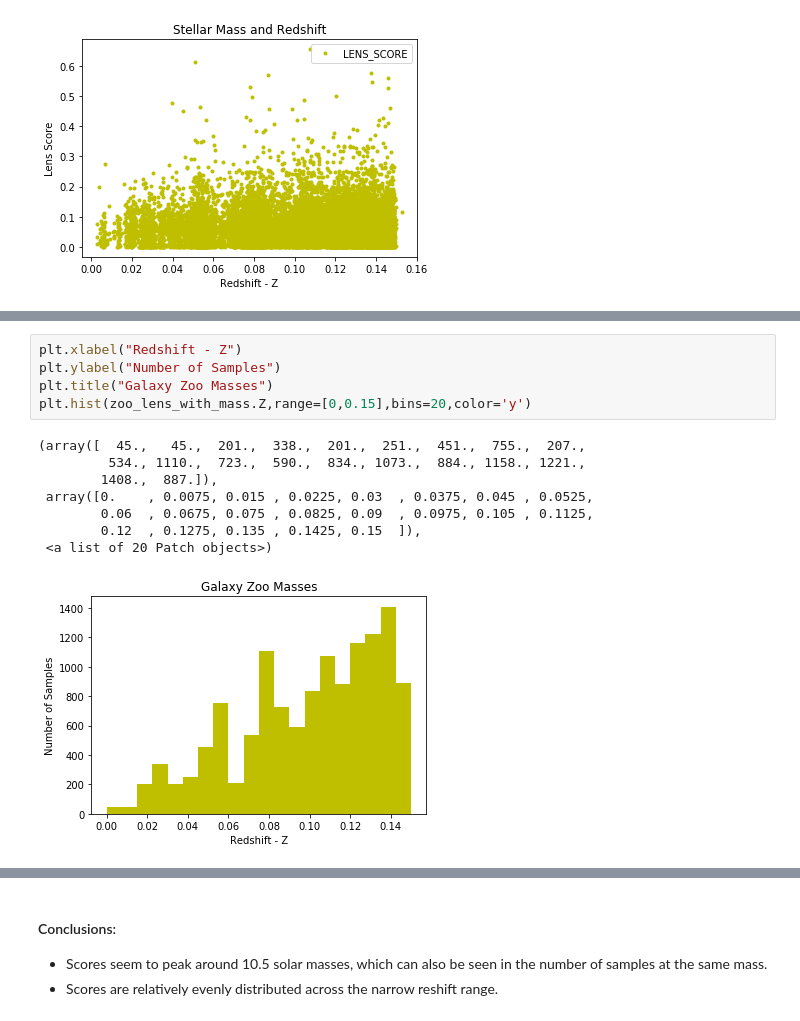
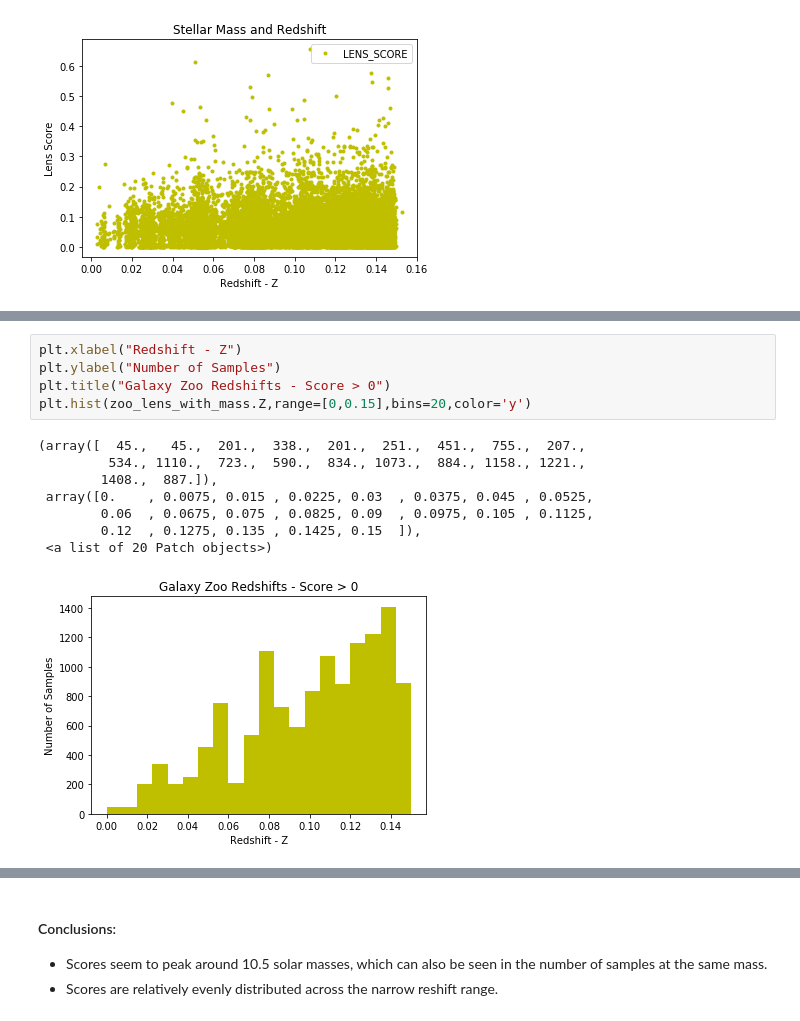
Before and after one commit to shawnknabel/lens_methods, a Jupyter notebook: Shawn Knabel - Gravitational Lensing Notebook - Concise.ipynb, the cells around one changed output, grey strips where cells are left out. Cells and saved outputs as stored; diff of their text form.

```diff
--- a/Shawn Knabel - Gravitational Lensing Notebook - Concise.ipynb
+++ b/Shawn Knabel - Gravitational Lensing Notebook - Concise.ipynb
@@ -483,14 +497,14 @@ plt.hist(np.log10(zoo_lens_with_mass.STELLAR_MASS),range=[7,12],bins=20,color='y
 # %%
 plt.xlabel("Redshift - Z")
 plt.ylabel("Number of Samples")
-plt.title("Galaxy Zoo Masses")
+plt.title("Galaxy Zoo Redshifts - Score > 0")
 plt.hist(zoo_lens_with_mass.Z,range=[0,0.15],bins=20,color='y')
 # %% [output]
 (array([  45.,   45.,  201.,  338.,  201.,  251.,  451.,  755.,  207.,
          534., 1110.,  723.,  590.,  834., 1073.,  884., 1158., 1221.,
         1408.,  887.]),
  array([0.    , 0.0075, 0.015 , 0.0225, 0.03  , 0.0375, 0.045 , 0.0525,
         0.06  , 0.0675, 0.075 , 0.0825, 0.09  , 0.0975, 0.105 , 0.1125,
         0.12  , 0.1275, 0.135 , 0.1425, 0.15  ]),
  <a list of 20 Patch objects>)
-[figure, old version]
+[figure, new version]
```
Also changed, not shown: parts of 11 cells of this notebook, 17 other files.
